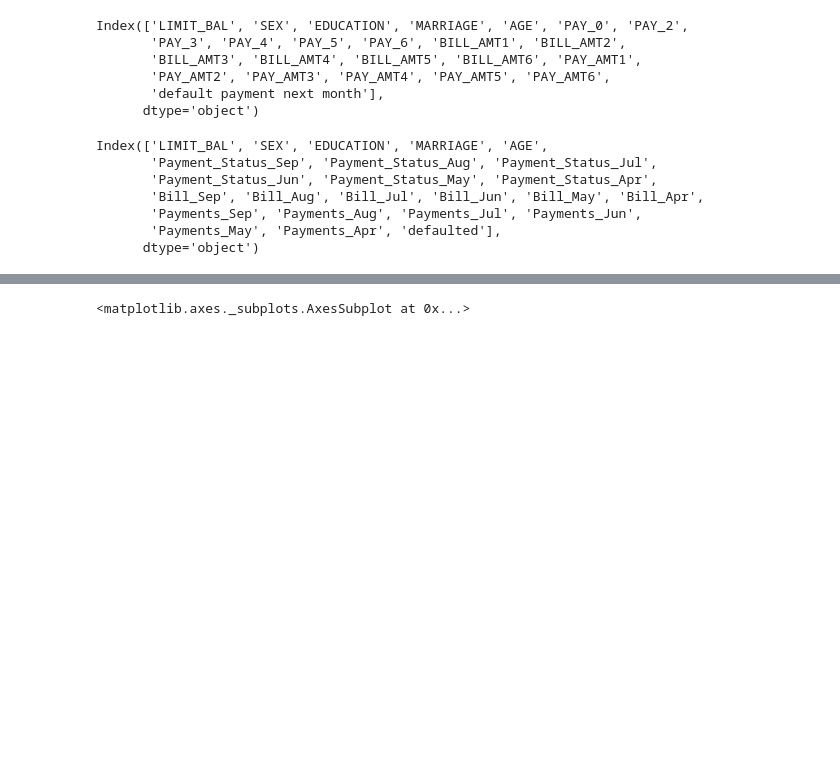
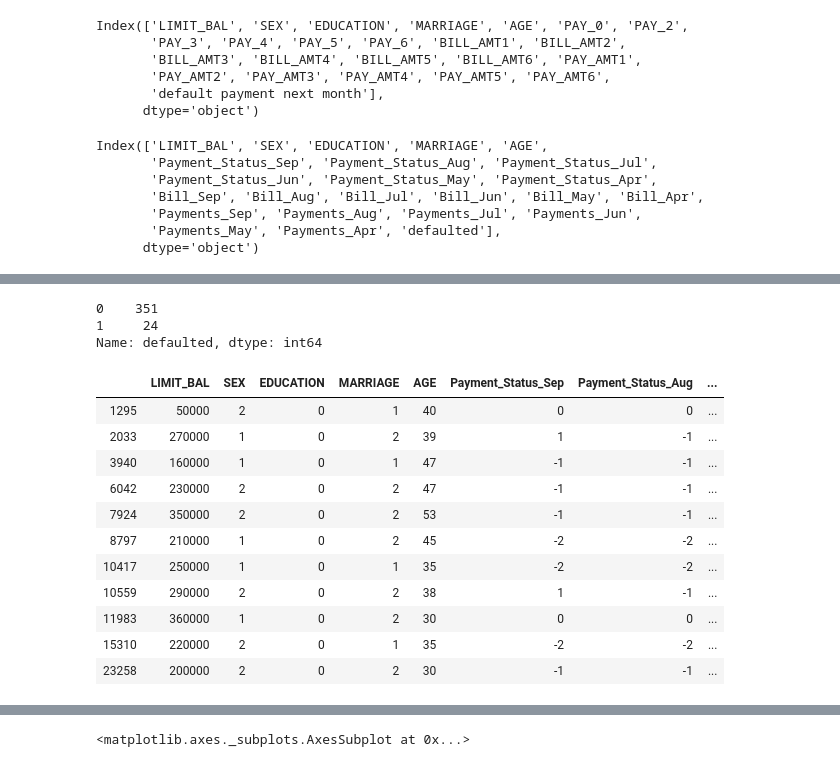
Before and after one commit to jmcneilkeller/Taiwanese_Credit_Card_Defaul, a Jupyter notebook: Taiwan_Repaired.ipynb, the cells around one changed output, grey strips where cells are left out. Cells and saved outputs as stored; diff of their text form; code cells hidden in the pictures; blank space fills up the shorter version.

```diff
--- a/Taiwan_Repaired.ipynb
+++ b/Taiwan_Repaired.ipynb
@@ -325,0 +345,21 @@ Index(['LIMIT_BAL', 'SEX', 'EDUCATION', 'MARRIAGE', 'AGE',
+# %%
+df.loc[df['EDUCATION'].isin([0,4,5,6]), 'defaulted'].value_counts()
+# %% [output]
+0    351
+1     24
+Name: defaulted, dtype: int64
+# %%
+df.loc[df['EDUCATION']==0]
+# %% [output]
+|  | LIMIT_BAL | SEX | EDUCATION | MARRIAGE | AGE | Payment_Status_Sep | Payment_Status_Aug | ... |
+| 1295 | 50000 | 2 | 0 | 1 | 40 | 0 | 0 | ... |
+| 2033 | 270000 | 1 | 0 | 2 | 39 | 1 | -1 | ... |
+| 3940 | 160000 | 1 | 0 | 1 | 47 | -1 | -1 | ... |
+| 6042 | 230000 | 2 | 0 | 2 | 47 | -1 | -1 | ... |
+| 7924 | 350000 | 2 | 0 | 2 | 53 | -1 | -1 | ... |
+| 8797 | 210000 | 1 | 0 | 2 | 45 | -2 | -2 | ... |
+| 10417 | 250000 | 1 | 0 | 1 | 35 | -2 | -2 | ... |
+| 10559 | 290000 | 2 | 0 | 2 | 38 | 1 | -1 | ... |
+| 11983 | 360000 | 1 | 0 | 2 | 30 | 0 | 0 | ... |
+| 15310 | 220000 | 2 | 0 | 1 | 35 | -2 | -2 | ... |
+| 23258 | 200000 | 2 | 0 | 2 | 30 | -1 | -1 | ... |
```
Also changed, not shown: parts of 4 cells of this notebook.
